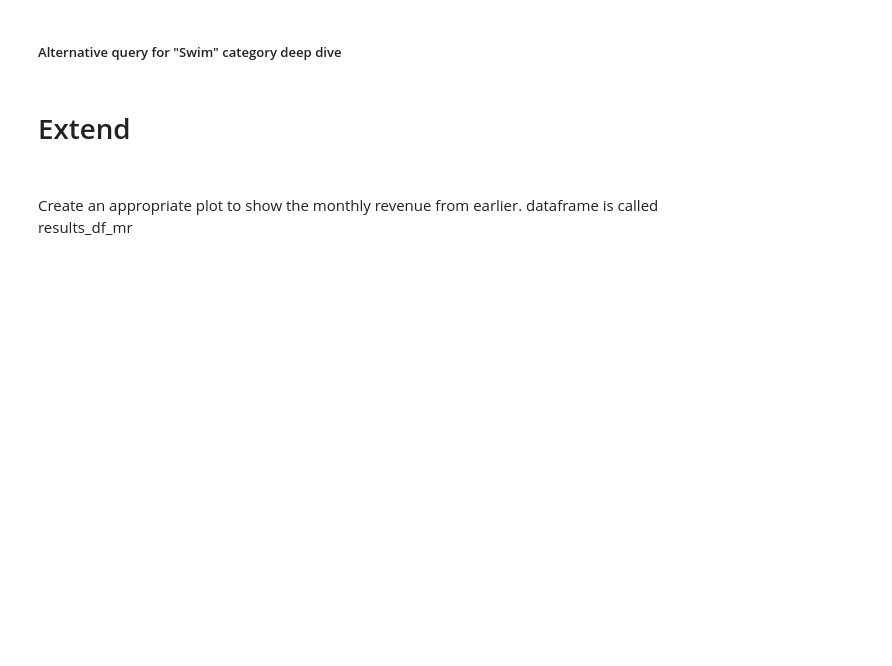
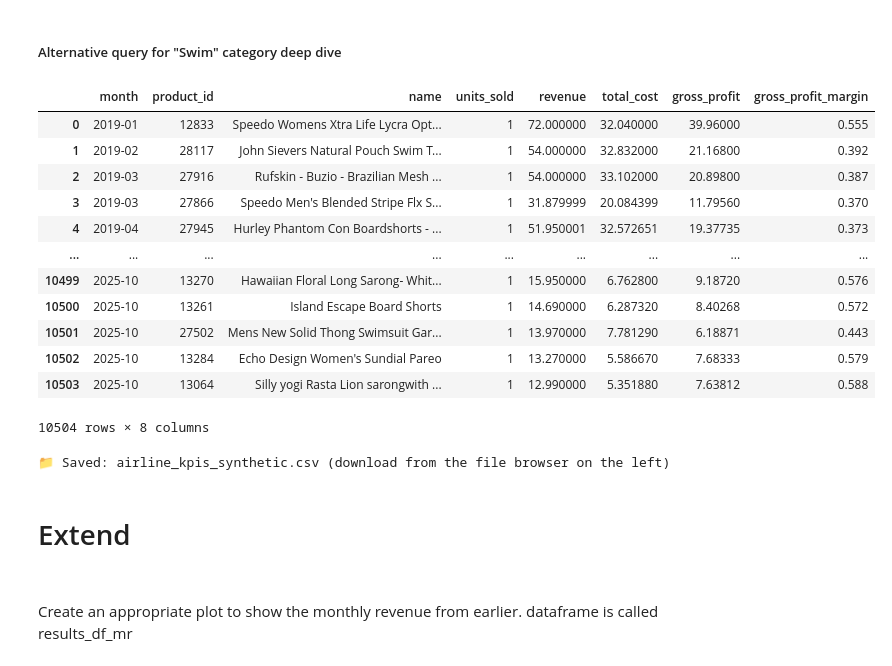
Before and after one commit to garci843/Unit1_TheLook_Team1, a Jupyter notebook: individual/Unit1_Daniel_DIVE.ipynb, the cells around one changed output. Drawn from its saved outputs; the diff is of its cells as text; code cells hidden in the pictures; blank space fills up the shorter version.

Commit message:
Updated Unit1_Daniel_DIVE.ipynb with latest analysis

```diff
--- a/individual/Unit1_Daniel_DIVE.ipynb
+++ b/individual/Unit1_Daniel_DIVE.ipynb
@@ -338,25 +366,45 @@ display(results_df)
 # %%
 query_string = """
 SELECT
   FORMAT_DATE('%Y-%m', DATE(o.created_at)) AS month,
   p.id AS product_id,
   p.name,
   COUNT(1) AS units_sold,
   SUM(COALESCE(oi.sale_price, p.retail_price)) AS revenue,
   SUM(p.cost) AS total_cost,
   SUM(COALESCE(oi.sale_price, p.retail_price) - p.cost) AS gross_profit,
   SAFE_DIVIDE(SUM(COALESCE(oi.sale_price, p.retail_price) - p.cost), SUM(COALESCE(oi.sale_price, p.retail_price))) AS gross_profit_margin
 FROM `mgmt-467-2500.Assignment_1.order_items` oi
 JOIN `mgmt-467-2500.Assignment_1.orders` o ON oi.order_id = o.order_id
 JOIN `mgmt-467-2500.Assignment_1.products` p ON oi.product_id = p.id
 WHERE p.category = 'Swim'
 GROUP BY 1, p.id, p.name
 ORDER BY month, revenue DESC;
 """
 query_job = client.query(query_string)
 
-results_df = query_job.to_dataframe()
-display(results_df)
+results_df_swim = query_job.to_dataframe()
+display(results_df_swim)
+# %% [output]
+|  | month | product_id | name | units_sold | revenue | total_cost | gross_profit | gross_profit_margin |
+| 0 | 2019-01 | 12833 | Speedo Womens Xtra Life Lycra Opt... | 1 | 72.000000 | 32.040000 | 39.96000 | 0.555 |
+| 1 | 2019-02 | 28117 | John Sievers Natural Pouch Swim T... | 1 | 54.000000 | 32.832000 | 21.16800 | 0.392 |
+| 2 | 2019-03 | 27916 | Rufskin - Buzio - Brazilian Mesh ... | 1 | 54.000000 | 33.102000 | 20.89800 | 0.387 |
+| 3 | 2019-03 | 27866 | Speedo Men's Blended Stripe Flx S... | 1 | 31.879999 | 20.084399 | 11.79560 | 0.370 |
+| 4 | 2019-04 | 27945 | Hurley Phantom Con Boardshorts - ... | 1 | 51.950001 | 32.572651 | 19.37735 | 0.373 |
+| ... | ... | ... | ... | ... | ... | ... | ... | ... |
+| 10499 | 2025-10 | 13270 | Hawaiian Floral Long Sarong- Whit... | 1 | 15.950000 | 6.762800 | 9.18720 | 0.576 |
+| 10500 | 2025-10 | 13261 | Island Escape Board Shorts | 1 | 14.690000 | 6.287320 | 8.40268 | 0.572 |
+| 10501 | 2025-10 | 27502 | Mens New Solid Thong Swimsuit Gar... | 1 | 13.970000 | 7.781290 | 6.18871 | 0.443 |
+| 10502 | 2025-10 | 13284 | Echo Design Women's Sundial Pareo | 1 | 13.270000 | 5.586670 | 7.68333 | 0.579 |
+| 10503 | 2025-10 | 13064 | Silly yogi Rasta Lion sarongwith ... | 1 | 12.990000 | 5.351880 | 7.63812 | 0.588 |
+10504 rows × 8 columns
+# %%
+# Save synthetic dataset to CSV
+results_df_swim.to_csv('results_df_swim.csv', index=False)
+print('📁 Saved: airline_kpis_synthetic.csv (download from the file browser on the left)')
+# %% [output]
+📁 Saved: airline_kpis_synthetic.csv (download from the file browser on the left)
 # %% [markdown]
 # Extend
 # %% [markdown]
```
Also changed, not shown: parts of 4 cells of this notebook.
